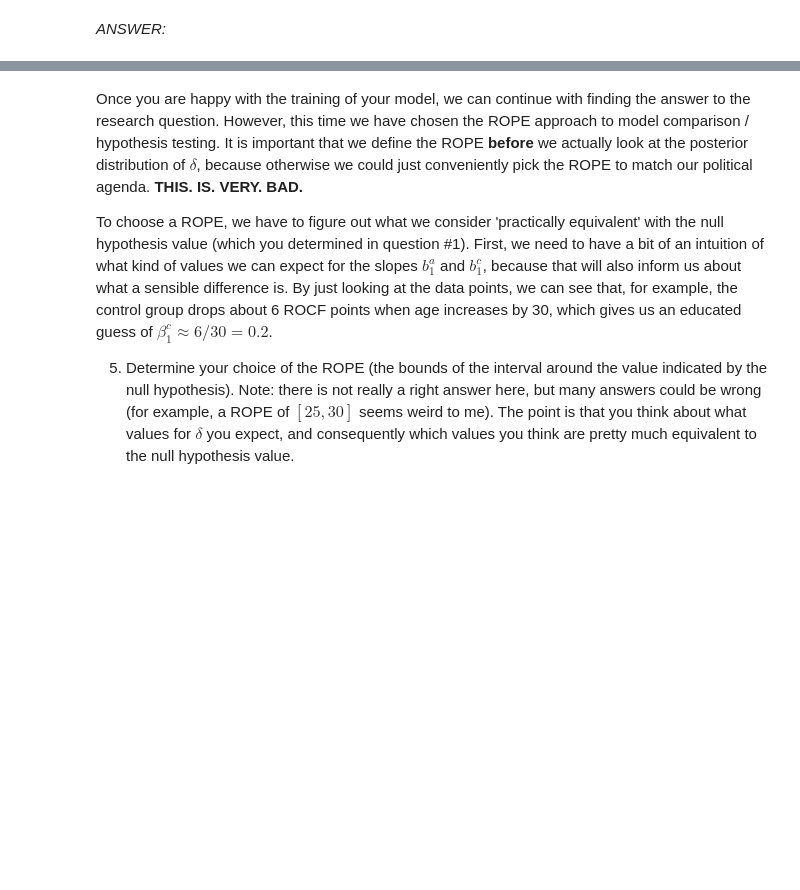
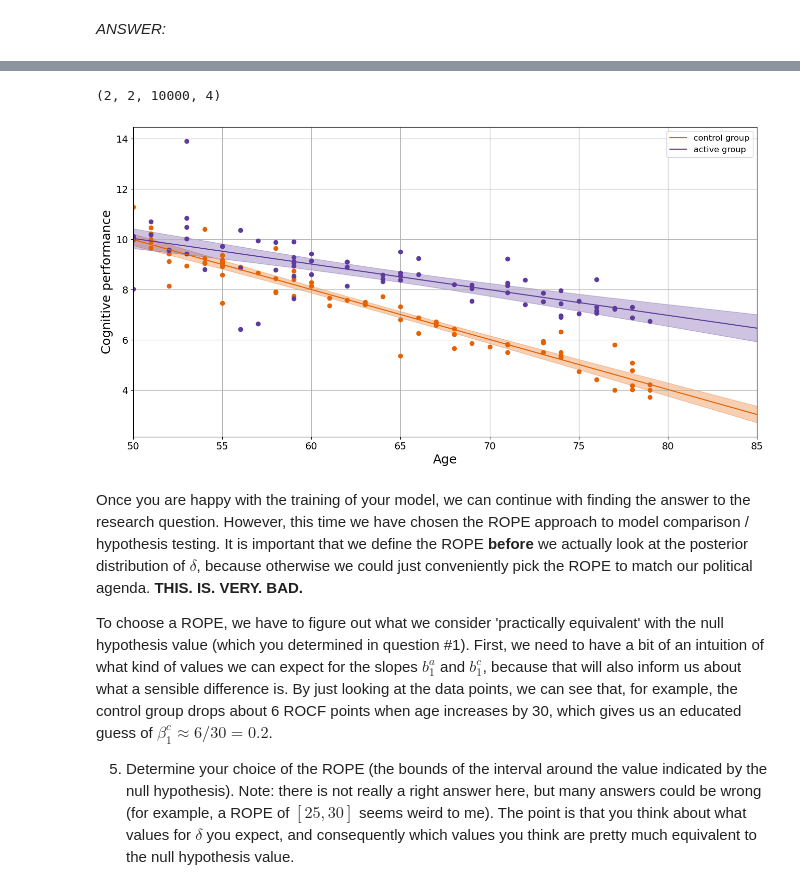
Before and after one commit to DerOeko/SOW-BKI203BS, a Jupyter notebook: LargeAssignment3/Ferdinand_Paar_s1128559_Samuel_Nellessen_s1102282_Assignment_LargeAssignment3.ipynb, the cells around one changed output, grey strips where cells are left out. Drawn from its saved outputs; the diff is of its cells as text; code cells hidden in the pictures; blank space fills up the shorter version.

```diff
--- a/LargeAssignment3/Ferdinand_Paar_s1128559_Samuel_Nellessen_s1102282_Assignment_LargeAssignment3.ipynb
+++ b/LargeAssignment3/Ferdinand_Paar_s1128559_Samuel_Nellessen_s1102282_Assignment_LargeAssignment3.ipynb
@@ -145,20 +145,30 @@ _ANSWER:_
 # %%
 %%time
 
+# b[1, :] is control
+# b[2, :] is active
+# b[:, 1] is y intercept
+# b[:, 2] is slope
+
 code = '''
 model{
-    for (k in 1:2) {
-        ...
+    for (k in 1:2){
+        sigma[k] ~ dunif(0.00001, 500)
+        tau[k] <- 1/pow(sigma[k], 2)
+
+        b[k, 1] ~ dnorm(10, 0.01)
+        b[k, 2] ~ dnorm(10, 0.01)
     }
 
     for (i in 1:n_control) {
-        ...
-    }
+        y_control[i] ~ dnorm(b[1,1] + b[1,2] * x_control[i], tau[1])
+        }
 
-    for (i in 1:n_active) {
-        ...
-    }
-    delta <- ...
+    for (j in 1:n_active) {
+        y_active[j] ~ dnorm(b[2,1] + b[2,2] * x_active[j], tau[2])
+        }
+
+    delta <- b[2, 2] - b[1, 2]
 }
 '''
 
@@ -172,4 +182,4 @@ num_samples = 10_000
 num_chains = 4
 
 m = pj.Model(code=code, data=data, chains=num_chains)
-samples = m.sample(num_samples, vars=[...])
+samples = m.sample(num_samples, vars=["b", "sigma", "tau", "delta"])
@@ -176,37 +191,45 @@ samples = m.sample(num_samples, vars=[...])
+# %%
+b = samples['b']
+b.shape
+# %% [output]
+(2, 2, 10000, 4)
 # %%
 plt.figure(figsize=(16, 8))
 ax = plt.gca()
 
 ax.plot(x_control, y_control, 'o', color=colors[0])
 ax.plot(x_active, y_active, 'o', color=colors[1])
 
 m = 100
 x_range = np.linspace(50, 85, num=m)
 # Rename the variables to match your JAGS code!
 
-w0_samples = np.reshape(samples['w0'], newshape=(2, num_samples*num_chains))
-w1_samples = np.reshape(samples['w1'], newshape=(2, num_samples*num_chains))
+w0_samples = np.reshape(samples['b'][:, 0], newshape=(2, num_samples*num_chains))
+w1_samples = np.reshape(samples['b'][:, 1], newshape=(2, num_samples*num_chains))
 
 x_repeat = np.repeat(x_range[:, np.newaxis], num_samples*num_chains, axis=1).T
 
 for k in range(2):
     w0_repeat = np.repeat(w0_samples[k][:, np.newaxis], m, axis=1)
     w1_repeat = np.repeat(w1_samples[k][:, np.newaxis], m, axis=1)
     mu_samples = w0_repeat + w1_repeat*x_repeat
 
-    mu_exp = ...
-    mu_lower = ...
-    mu_upper = ...
+    mu_exp = mu_samples.mean(axis=0)
+    mu_lower = np.percentile(mu_samples, 2.5, axis=0)
+    mu_upper = np.percentile(mu_samples, 97.5, axis=0)
 
     ax.plot(x_range, mu_exp, color=colors[k],
             label=f'{labels[k]} group')
     ax.fill_between(x_range,
                     mu_lower,
                     mu_upper, color=colors[k], alpha=0.3)
 ax.legend()
 ax.set_xlabel('Age')
 ax.set_ylabel('Cognitive performance')
 ax.set_xlim([x_range[0], x_range[-1]]);
+ax.grid(True)
+# %% [output]
+[figure, added]
 # %% [markdown]
 Once you are happy with the training of your model, we can continue with finding the answer to the research question. However, this time we have chosen the ROPE approach to model comparison / hypothesis testing. It is important that we define the ROPE __before__ we actually look at the posterior distribution of $\delta$, because otherwise we could just conveniently pick the ROPE to match our political agenda. __THIS. IS. VERY. BAD.__
 
```
Also changed, not shown: parts of 30 cells of this notebook.
